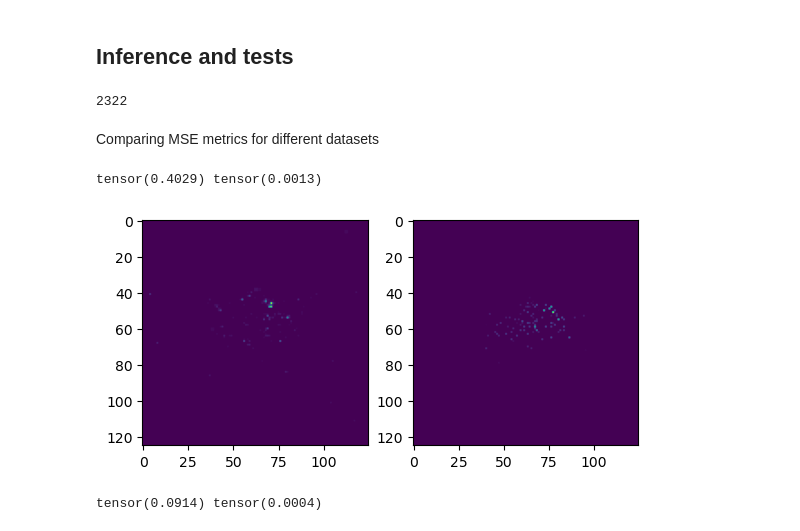
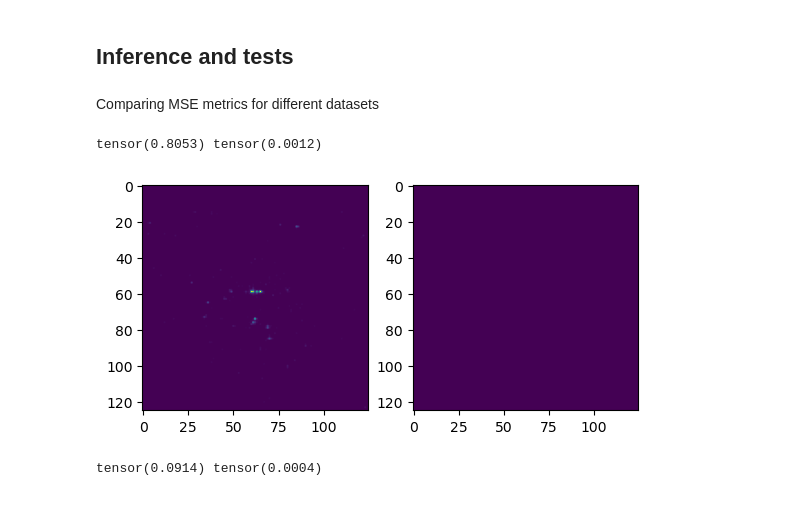
Before and after one commit to dinesh110598/Quark_Gluon_data, a Jupyter notebook: explore.ipynb, the cells around one changed output. Cells and saved outputs as stored; diff of their text form; code cells hidden in the pictures.

```diff
--- a/explore.ipynb
+++ b/explore.ipynb
@@ -161,37 +163,33 @@ def loss_infer2(net, X, A, mask, periodic=True):
 # %%
 net = GraphVAE(400, 3)
 # net.load_state_dict(torch.load("Saves/ecal_ep_60_angle.pth"))
-# %%
-np.random.randint(5000)
-# %% [output]
-2322
 # %% [markdown]
 Comparing MSE metrics for different datasets
 # %%
-net.load_state_dict(torch.load("Saves/ecal_ep_60_r0.1.pth"))
+# net.load_state_dict(torch.load("Saves/ecal_ep_60_r0.1.pth"))
 dataset = get_train_dataset(2500)
 data_loader = torch.utils.data.DataLoader(dataset, 2500, True)
 
 for (X, NL, mask) in data_loader:
     X = X
     A = eval_A(NL.int()) * mask.unsqueeze(2)
     mask = mask
     with torch.no_grad():
         # Original samples
         img1 = reconstruct_img2(X, mask)
         # VAE-generated samples
         mse_hit_flat, mse_ener_flat, img2, A2 = loss_infer2(net, X, A, mask, False)
 print(mse_hit_flat, mse_ener_flat)
 
 idx = np.random.randint(2500)
 fig, ax = plt.subplots(1, 2)
 ax[0].imshow(img1[idx])
 ax[1].imshow((img2[idx]+1e-3))
 plt.show()
 fig.savefig('Report/Plots/Flat_quark_train.pdf')
 # %% [output]
-tensor(0.4029) tensor(0.0013)
+tensor(0.8053) tensor(0.0012)
-[figure, old version]
+[figure, new version]
 # %%
 net.load_state_dict(torch.load("Saves/ecal_ep_60_angle.pth"))
 dataset = get_train_dataset(2500)
```
Also changed, not shown: parts of 1 cell of this notebook, 2 other files.
